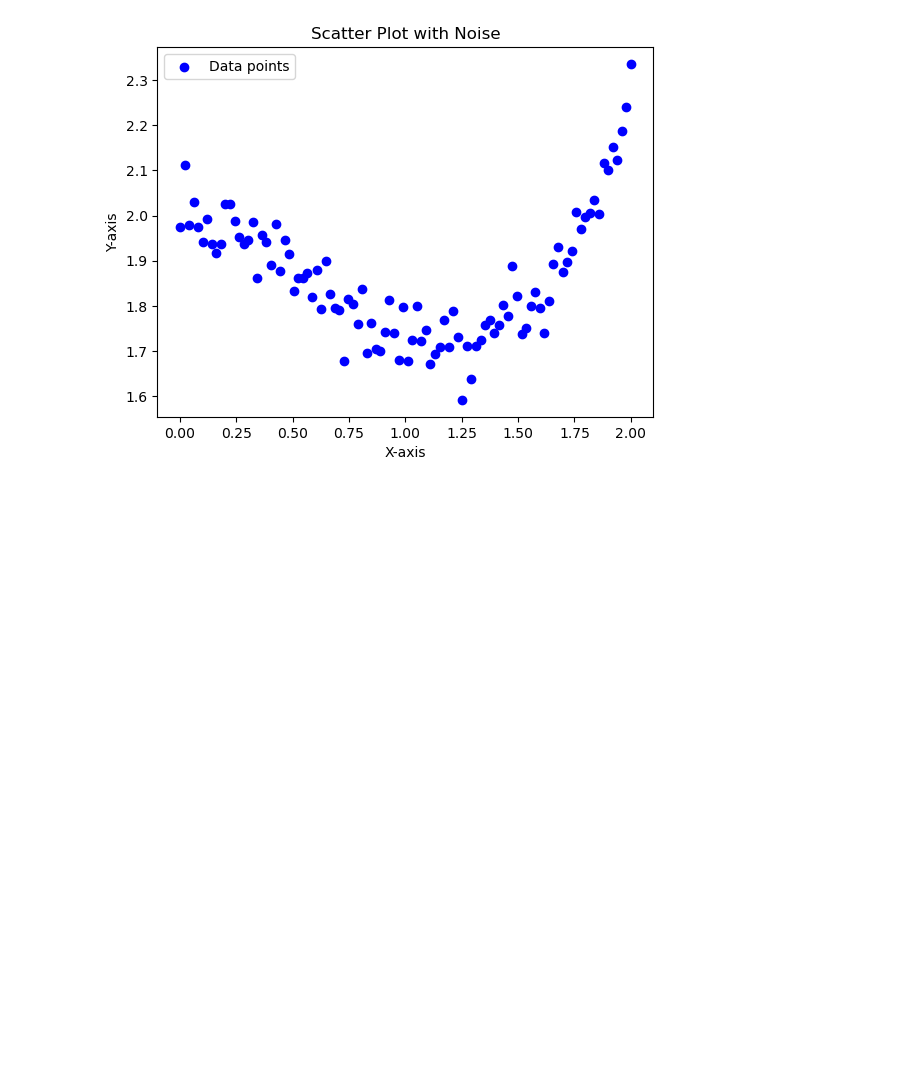
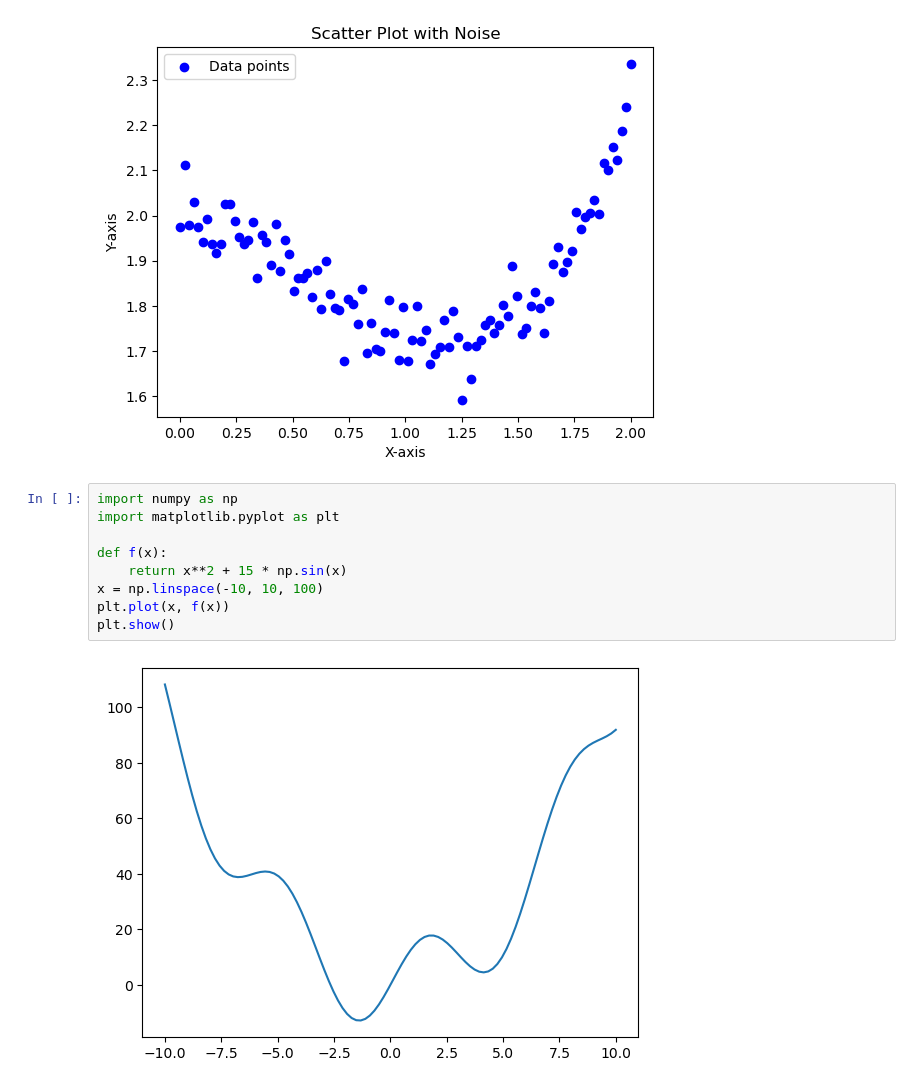
Before and after one commit to ChristianIshimwe7/ml_projects_in_jupyter, a Jupyter notebook: ishimwe1.ipynb, the cells around one changed output. Saved outputs shown, nothing was run; the diff lists cells and outputs as text; blank space fills up the shorter version.

```diff
--- a/ishimwe1.ipynb
+++ b/ishimwe1.ipynb
@@ -122,3 +122,14 @@ plt.legend()
 plt.show()
 # %% [output]
 [figure]
+# %%
+import numpy as np
+import matplotlib.pyplot as plt
+
+def f(x):
+    return x**2 + 15 * np.sin(x)
+x = np.linspace(-10, 10, 100)
+plt.plot(x, f(x))
+plt.show()
+# %% [output]
+[figure, added]
```
Also changed, not shown: parts of 1 cell of this notebook.
